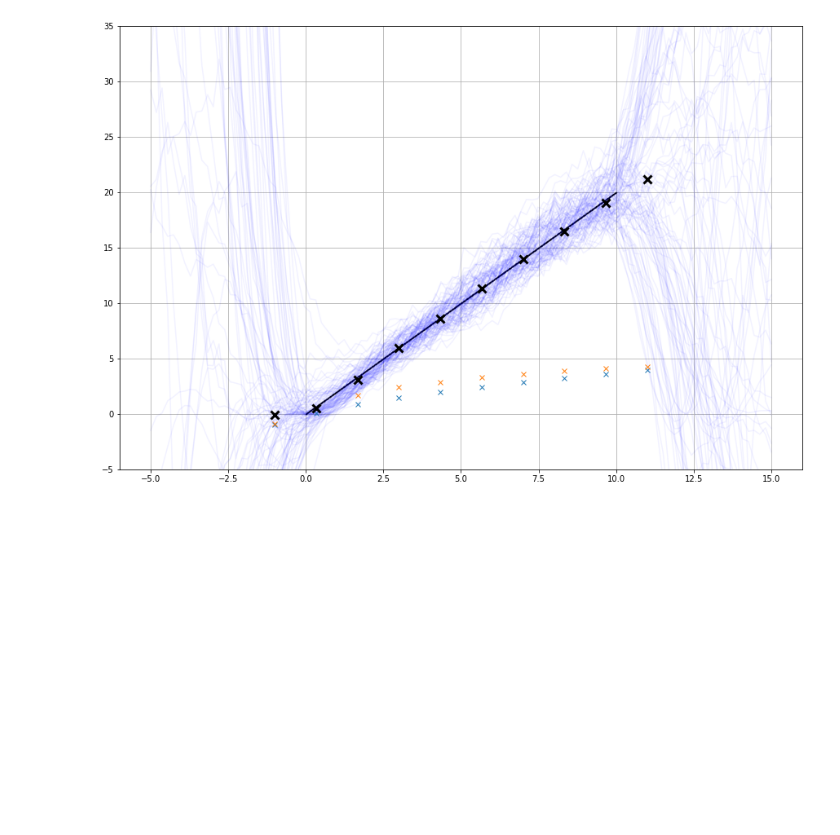
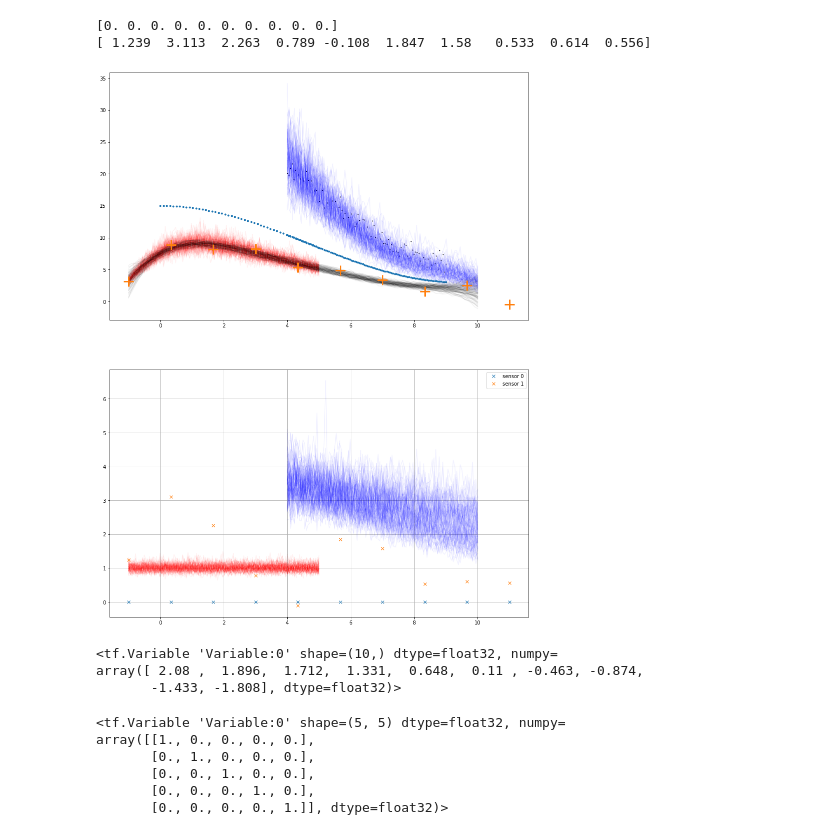
Before and after one commit to lionfish0/experimentation, a Jupyter notebook: VI From math to code-approximate-product.ipynb, the cells around one changed output. Drawn from its saved outputs; the diff is of its cells as text; code cells hidden in the pictures; blank space fills up the shorter version.

```diff
--- a/VI From math to code-approximate-product.ipynb
+++ b/VI From math to code-approximate-product.ipynb
@@ -6,7 +6,7 @@ import matplotlib.pyplot as plt
 import tensorflow as tf
 import tensorflow_probability as tfp
 from tensorflow_probability import distributions as tfd
-optimizer = tf.keras.optimizers.Adam(learning_rate=0.5)
+optimizer = tf.keras.optimizers.Adam(learning_rate=0.1)
 from time import time
 # %%
 ###################GENERATED SIMULATED DATA################################
@@ -144,34 +206,70 @@ for it in range(200):
 # %%
-plt.figure(figsize=[15,10])
-sensor = sensors[0]
-Xforsensor = tf.Variable(np.linspace(-5,15,110)[:,None],dtype=np.float32) #maybe need to convert to TF?
-yforsensor =tf.Variable(y[selforsensor,:],dtype=np.float32)
+plt.figure(figsize=[15,20])
+plt.subplot(2,1,1)
+col = ['r','b']
+for sensori,sensor in enumerate(sensors):
+    Xforsensor = tf.Variable(np.linspace(sensori*5-1,sensori*5+4+1,110)[:,None],dtype=np.float32) #maybe need to convert to TF?
+    qmu, qcov = sensor.compute_qf_parameters(Xforsensor)
 
-qmu, qcov = sensor.compute_qf_parameters(Xforsensor)
+    samps = np.random.multivariate_normal(qmu[:,0],qcov+np.eye(qcov.shape[0])*0.01,100)
+    latqmu, latqcov = latent.compute_qf_parameters(Xforsensor)
 
-samps = np.random.multivariate_normal(qmu[:,0],qcov+np.eye(qcov.shape[0])*0.01,100)
-latqmu, latqcov = latent.compute_qf_parameters(Xforsensor)
-
-latsamps = np.random.multivariate_normal(latqmu[:,0],qcov+np.eye(latqcov.shape[0])*0.01,100)
+    latsamps = np.random.multivariate_normal(latqmu[:,0],qcov+np.eye(latqcov.shape[0])*0.01,100)
 
 
-plt.plot(X[:,0],y[:,0],'.k',markersize=1)
-plt.plot(Xforsensor.numpy()[:,0],(samps.T+1)*latsamps.T,'b-',alpha=0.05);
+    plt.plot(X[:,0],y[:,0],'.k',markersize=1)
+    plt.plot(Xforsensor.numpy()[:,0],tf.exp(samps.T)*latsamps.T,'-',color=col[sensori],alpha=0.05)#,label="posterior %d" % sensori);
+
+plt.plot(realX[:,0],realy[:,0],'.')
+
+Xforlat = tf.Variable(np.linspace(-1,10,110)[:,None],dtype=np.float32) #maybe need to convert to TF?
+latqmu, latqcov = latent.compute_qf_parameters(Xforlat)
+latsamps = np.random.multivariate_normal(latqmu[:,0],latqcov+np.eye(latqcov.shape[0])*0.01,100)
+qmu, qcov = sensor.compute_qf_parameters(Xforlat)
+plt.plot(Xforlat.numpy()[:,0],latsamps.T,'-',color='k',alpha=0.05)#,label="posterior %d" % sensori);
+
+
 Xstar = np.linspace(-5,15,1000)[:,None]
 
 #invKzz = tf.linalg.inv(sensor.K(sensor.Z,sensor.Z)+np.eye(sensor.num_inducing,dtype=np.float32)*0.01)
 #mean = (sensor.K(Xstar,sensor.Z) @ invKzz @ sensor.qmu.numpy()[:,None]).numpy()[:,0]
 #cov = sensor.K(Xstar,Xstar) - sensor.K(Xstar,sensor.Z) @ invKzz @ sensor.K(sensor.Z,Xstar)
 #stds = np.sqrt(np.diag(cov))
 
 #plt.plot(Xstar,mean,'r-',lw=3);
 #plt.plot(Xstar,mean+stds,'r-',lw=1);
 #plt.plot(Xstar,mean-stds,'r-',lw=1);
+plt.plot(latent.Z.numpy()[:,0],latent.qmu.numpy(),'+',mew=3,markersize=20,label="latent")
 
-plt.plot(sensors[0].Z.numpy()[:,0],sensors[0].qmu.numpy(),'x')
-plt.plot(latent.Z.numpy()[:,0],latent.qmu.numpy(),'x')
-plt.plot(latent.Z.numpy()[:,0],(1+sensors[0].qmu.numpy())*latent.qmu.numpy(),'kx',markersize=10,mew=3)
-plt.ylim([-5,35])
+plt.subplot(2,1,2)
+for sensori,sensor in enumerate(sensors):
+    print(sensor.qmu.numpy())
+    Xforsensor = tf.Variable(np.linspace(sensori*5-1,sensori*5+4+1,110)[:,None],dtype=np.float32) #maybe need to convert to TF?
+    qmu, qcov = sensor.compute_qf_parameters(Xforsensor)
+
+    samps = np.random.multivariate_normal(qmu[:,0],qcov+np.eye(qcov.shape[0])*0.01,100)
+    plt.plot(Xforsensor.numpy()[:,0],tf.exp(samps.T),'-',color=col[sensori],alpha=0.05)#,label="posterior %d" % sensori);
+    plt.plot(sensor.Z.numpy()[:,0],sensor.qmu.numpy(),'x',label="sensor %d" % sensori)
+    #plt.plot(latent.Z.numpy()[:,0],tf.exp(sensor.qmu.numpy())*latent.qmu.numpy(),'x',markersize=10,mew=3, label="product %d" % sensori)
+#plt.ylim([-15,30])
+plt.legend()
 plt.grid()
 # %% [output]
+[0. 0. 0. 0. 0. 0. 0. 0. 0. 0.]
+[ 1.239  3.113  2.263  0.789 -0.108  1.847  1.58   0.533  0.614  0.556]
-[figure, old version]
+[figure, new version]
+# %%
+sensors[1].qmu
+# %% [output]
+<tf.Variable 'Variable:0' shape=(10,) dtype=float32, numpy=
+array([ 2.08 ,  1.896,  1.712,  1.331,  0.648,  0.11 , -0.463, -0.874,
+       -1.433, -1.808], dtype=float32)>
+# %%
+sensors[1].qscale
+# %% [output]
+<tf.Variable 'Variable:0' shape=(5, 5) dtype=float32, numpy=
+array([[1., 0., 0., 0., 0.],
+       [0., 1., 0., 0., 0.],
+       [0., 0., 1., 0., 0.],
+       [0., 0., 0., 1., 0.],
+       [0., 0., 0., 0., 1.]], dtype=float32)>
```
Also changed, not shown: parts of 2 cells of this notebook.
